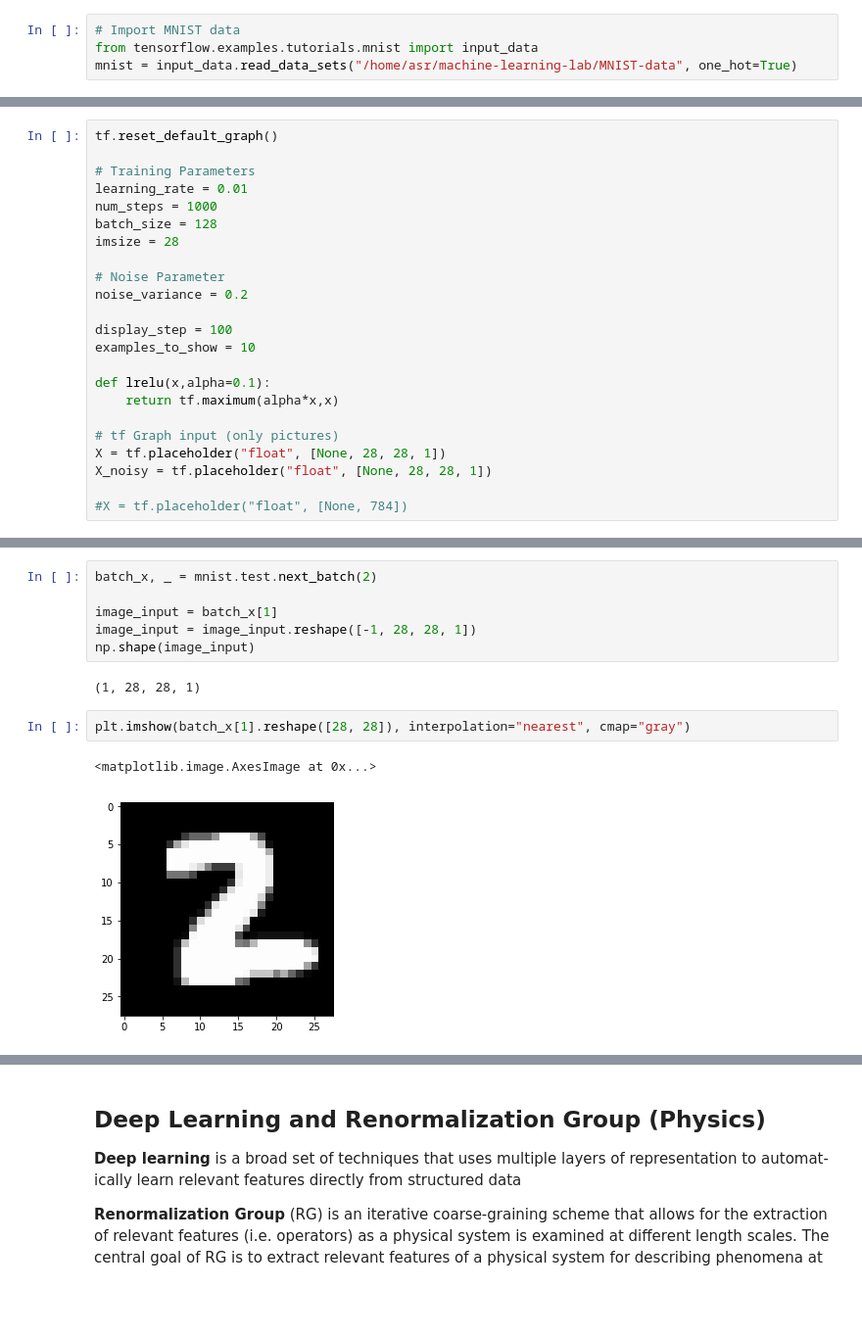
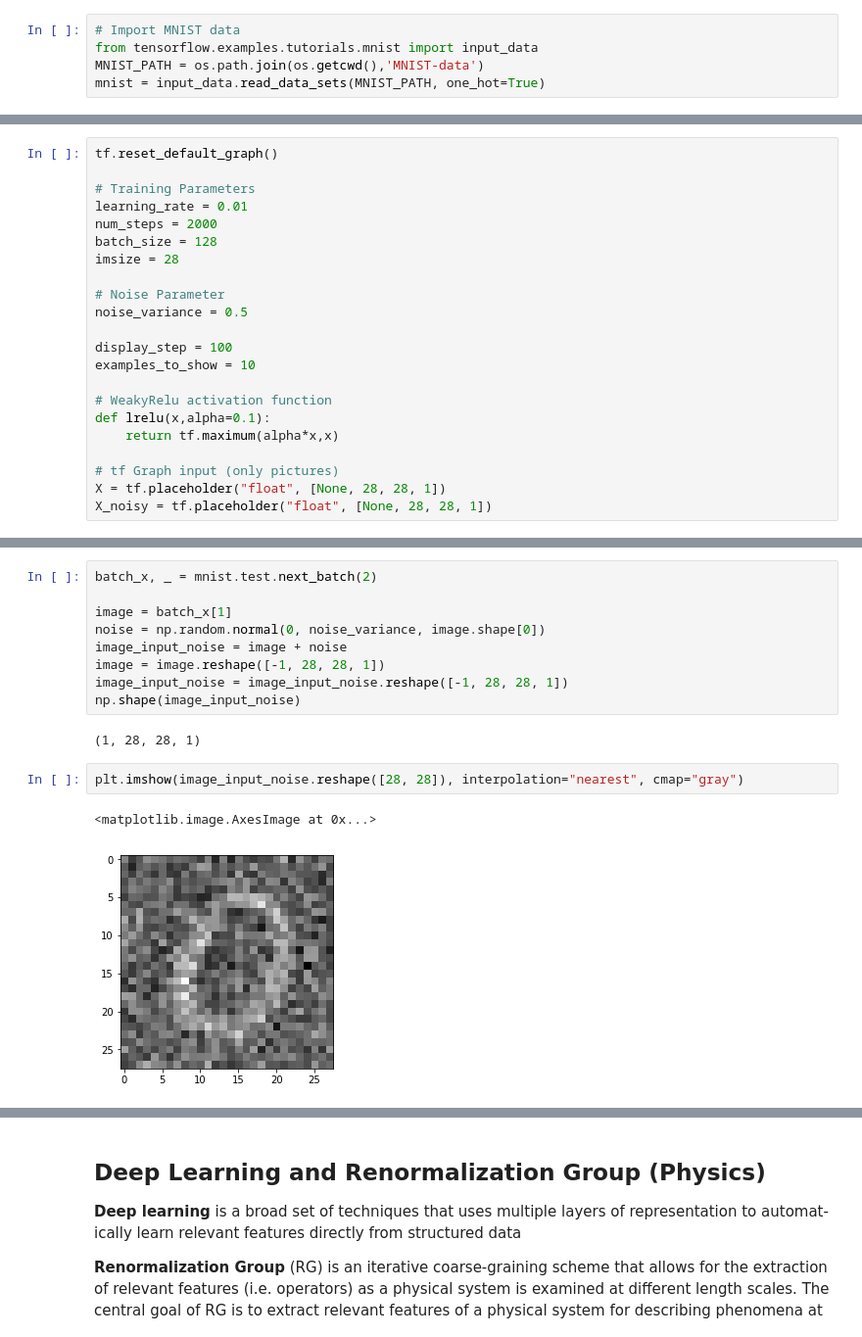
Before and after one commit to denocris/Deep-Learning-Lectures_CV, a Jupyter notebook: autoencoder-v3.ipynb, the cells around one changed output, grey strips where cells are left out. Shown at 98% size. Saved outputs shown, nothing was run; the diff lists cells and outputs as text; blank space fills up the shorter version.

```diff
--- a/autoencoder-v3.ipynb
+++ b/autoencoder-v3.ipynb
@@ -92,7 +97,8 @@ warnings.filterwarnings('ignore')
 # %%
 # Import MNIST data
 from tensorflow.examples.tutorials.mnist import input_data
-mnist = input_data.read_data_sets("/home/asr/machine-learning-lab/MNIST-data", one_hot=True)
+MNIST_PATH = os.path.join(os.getcwd(),'MNIST-data')
+mnist = input_data.read_data_sets(MNIST_PATH, one_hot=True)
 # %% [output]
 Extracting /home/asr/machine-learning-lab/MNIST-data/train-images-idx3-ubyte.gz
 Extracting /home/asr/machine-learning-lab/MNIST-data/train-labels-idx1-ubyte.gz
@@ -107,24 +113,23 @@ tf.reset_default_graph()
 
 # Training Parameters
 learning_rate = 0.01
-num_steps = 1000
+num_steps = 2000
 batch_size = 128
 imsize = 28
 
 # Noise Parameter
-noise_variance = 0.2
+noise_variance = 0.5
 
 display_step = 100
 examples_to_show = 10
 
+# WeakyRelu activation function
 def lrelu(x,alpha=0.1):
     return tf.maximum(alpha*x,x)
 
 # tf Graph input (only pictures)
 X = tf.placeholder("float", [None, 28, 28, 1])
 X_noisy = tf.placeholder("float", [None, 28, 28, 1])
-
-#X = tf.placeholder("float", [None, 784])
 # %% [markdown]
 ## Autoencoder using Convolutional & Deconvolutional layers
 # %%
@@ -356,14 +367,17 @@ def plotNNFilter(units):
 # %%
 batch_x, _ = mnist.test.next_batch(2)
 
-image_input = batch_x[1]
-image_input = image_input.reshape([-1, 28, 28, 1])
-np.shape(image_input)
+image = batch_x[1]
+noise = np.random.normal(0, noise_variance, image.shape[0])
+image_input_noise = image + noise
+image = image.reshape([-1, 28, 28, 1])
+image_input_noise = image_input_noise.reshape([-1, 28, 28, 1])
+np.shape(image_input_noise)
 # %% [output]
 (1, 28, 28, 1)
 # %%
-plt.imshow(batch_x[1].reshape([28, 28]), interpolation="nearest", cmap="gray")
+plt.imshow(image_input_noise.reshape([28, 28]), interpolation="nearest", cmap="gray")
 # %% [output]
 <matplotlib.image.AxesImage at 0x...>
-[figure, old version]
+[figure, new version]
 # %%
```
Also changed, not shown: parts of 16 cells of this notebook.
